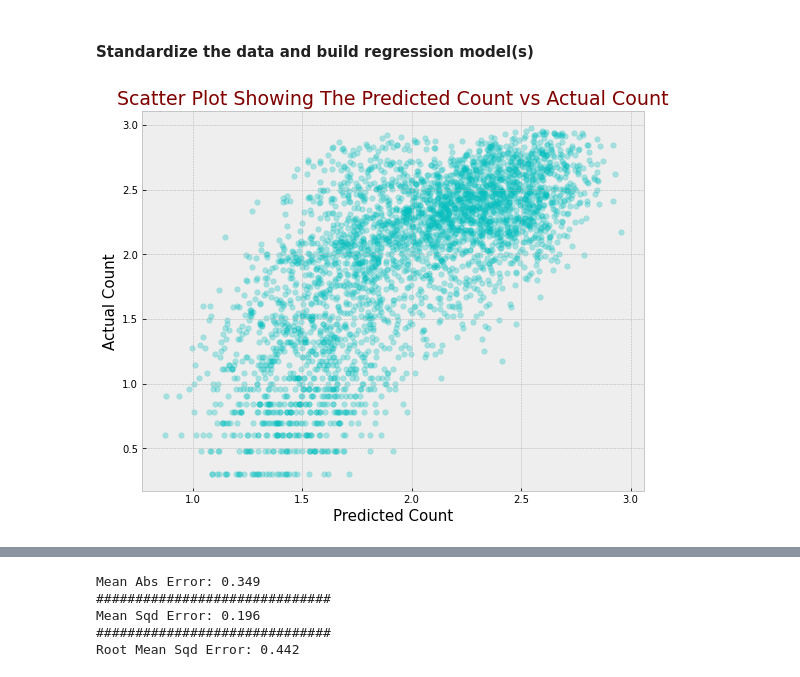
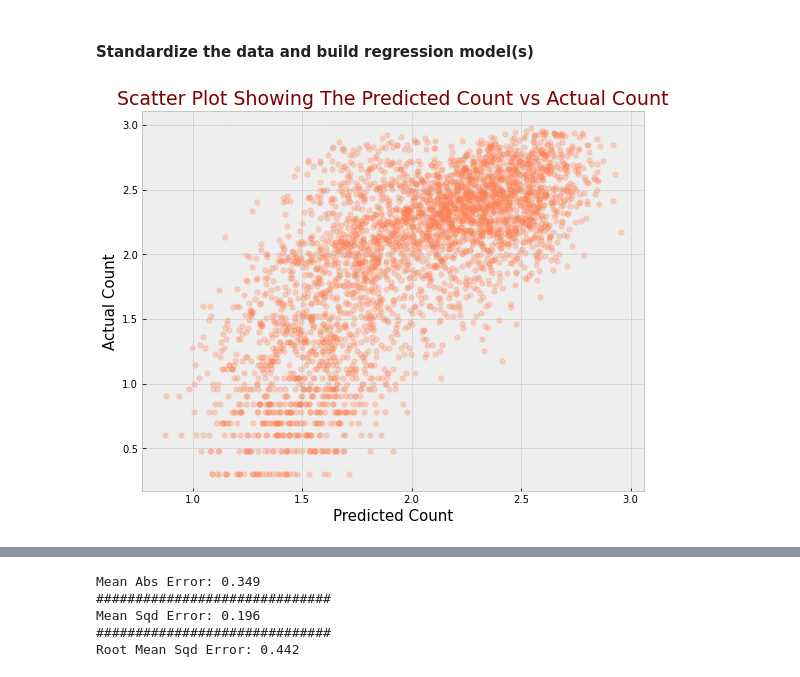
Before and after one commit to chineidu/bike-sharing, a Jupyter notebook: bikesharing.ipynb, the cells around one changed output, grey strips where cells are left out. Saved outputs shown, nothing was run; the diff lists cells and outputs as text; code cells hidden in the pictures.

```diff
--- a/bikesharing.ipynb
+++ b/bikesharing.ipynb
@@ -380,13 +405,13 @@ y_pred = lin_model.predict(X_test)
 # %%
 # scatter plot
 plt.figure(figsize=(9, 7))
-plt.scatter(x=y_pred, y=y_test, alpha=0.3, s=30, color='c')
+plt.scatter(x=y_pred, y=y_test, alpha=0.3, s=30, color='coral')
 plt.xlabel('Predicted Count', fontsize=15)
 plt.ylabel('Actual Count', fontsize=15)
 plt.title('Scatter Plot Showing The Predicted Count vs Actual Count', fontsize=19, color='maroon')
 
 plt.show()
 # %% [output]
-[figure, old version]
+[figure, new version]
 # %%
 # Residue Plot
```
Also changed, not shown: parts of 17 cells of this notebook.
